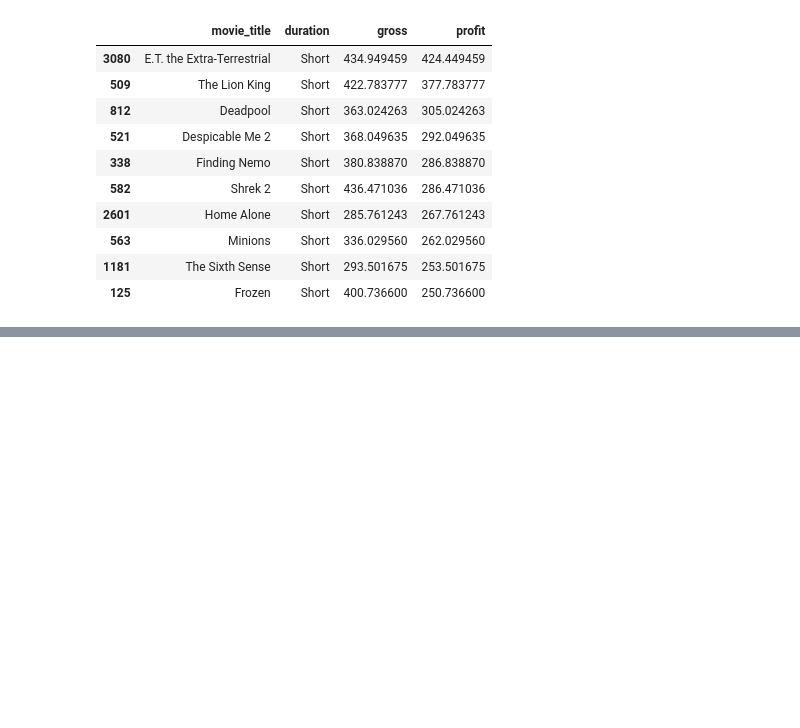
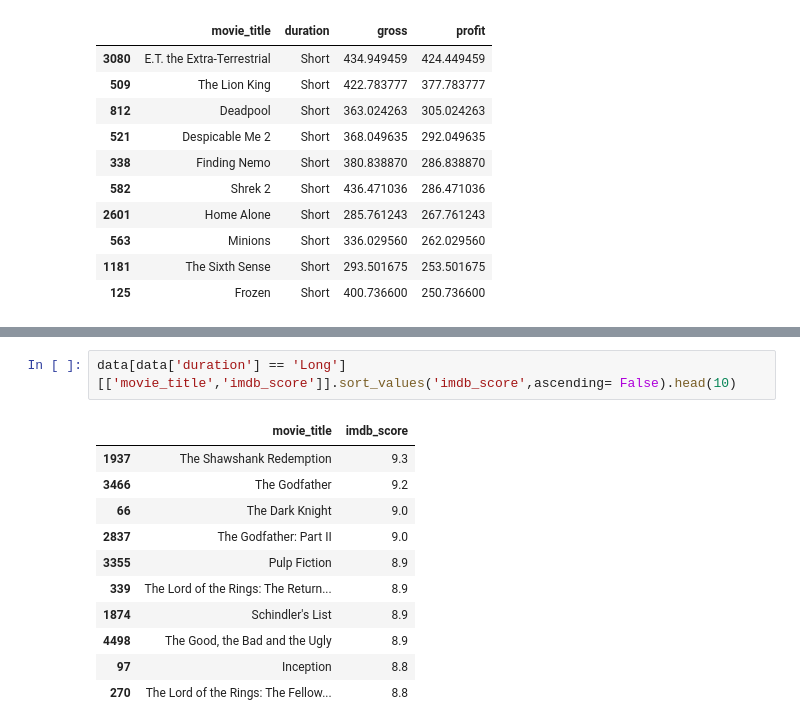
Before and after one commit to MSaaad/Data-science-practice, a Jupyter notebook: MovieRecommendation/IMDB Movie Data.ipynb, the cells around one changed output, grey strips where cells are left out. Drawn from its saved outputs; the diff is of its cells as text; blank space fills up the shorter version.

```diff
--- a/MovieRecommendation/IMDB Movie Data.ipynb
+++ b/MovieRecommendation/IMDB Movie Data.ipynb
@@ -418,0 +436,14 @@ sns.barplot(data['duration'],data['gross'])
+# %%
+data[data['duration'] == 'Long'][['movie_title','imdb_score']].sort_values('imdb_score',ascending= False).head(10)
+# %% [output]
+|  | movie_title | imdb_score |
+| 1937 | The Shawshank Redemption | 9.3 |
+| 3466 | The Godfather | 9.2 |
+| 66 | The Dark Knight | 9.0 |
+| 2837 | The Godfather: Part II | 9.0 |
+| 3355 | Pulp Fiction | 8.9 |
+| 339 | The Lord of the Rings: The Return... | 8.9 |
+| 1874 | Schindler's List | 8.9 |
+| 4498 | The Good, the Bad and the Ugly | 8.9 |
+| 97 | Inception | 8.8 |
+| 270 | The Lord of the Rings: The Fellow... | 8.8 |
```
Also changed, not shown: parts of 12 cells of this notebook.
